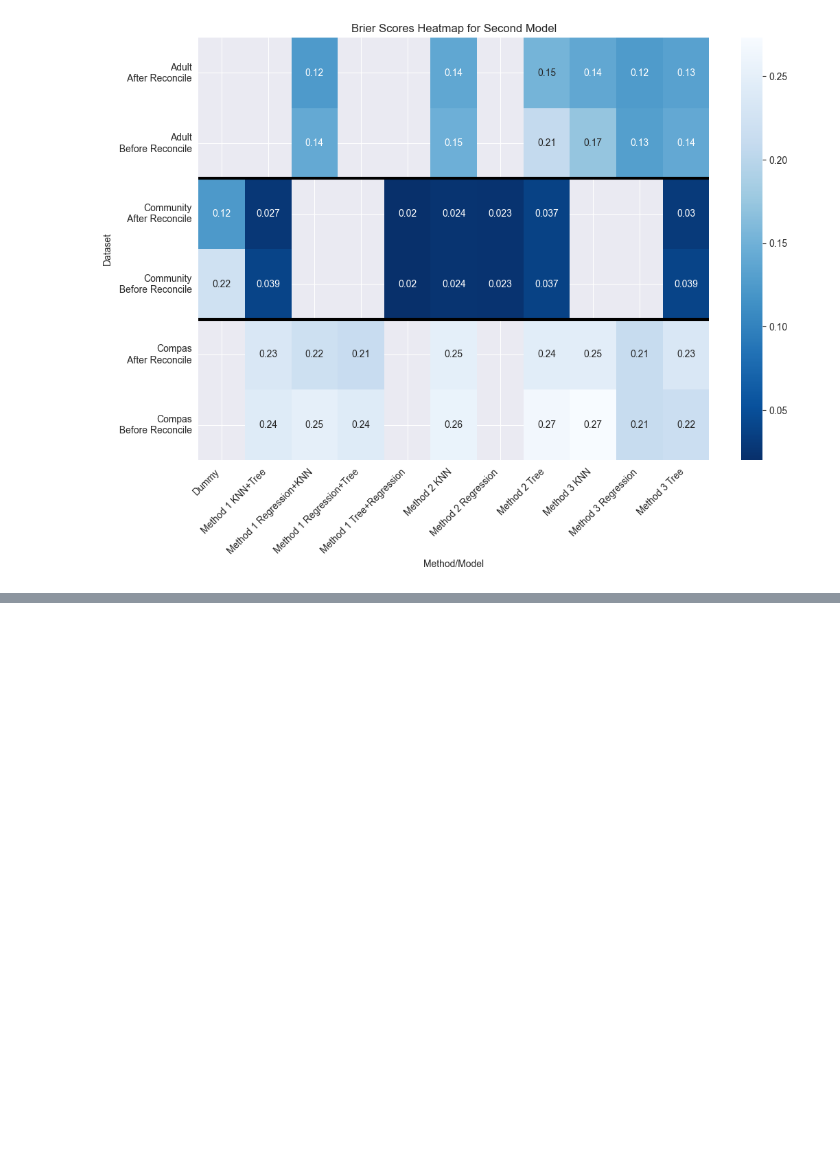
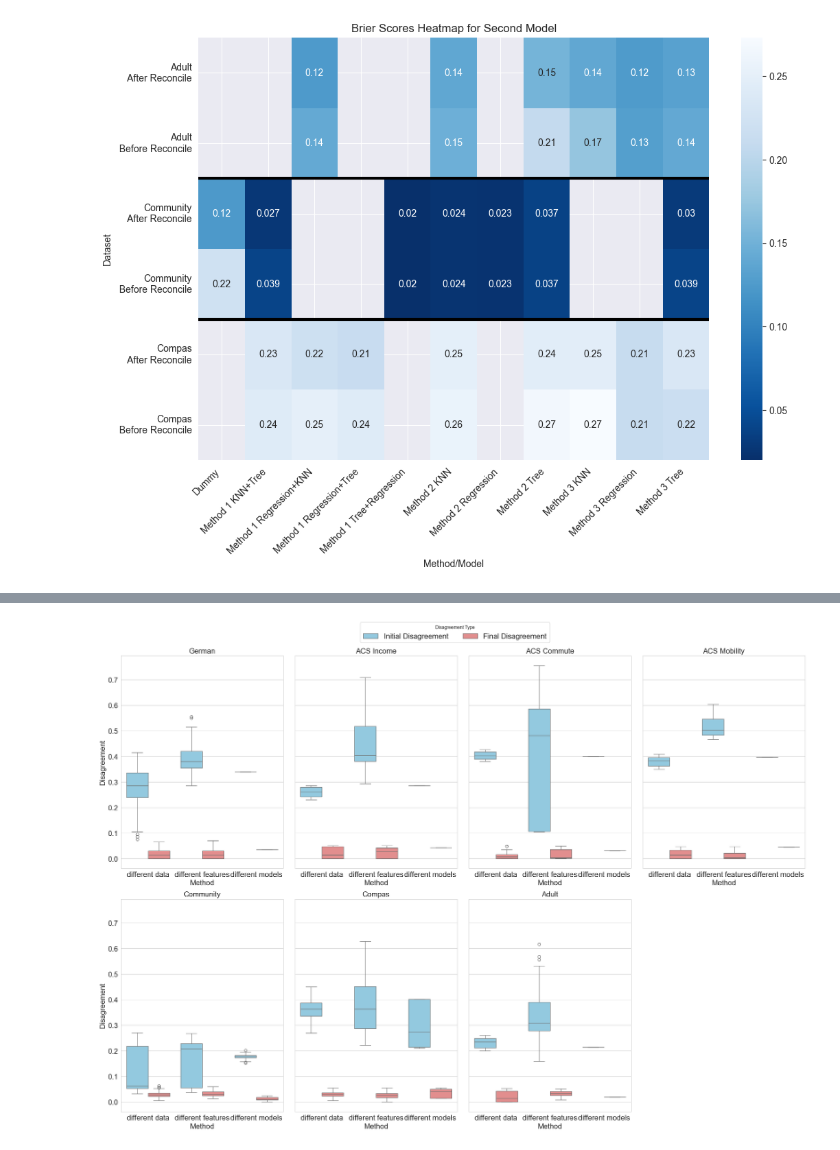
Before and after one commit to tina-behzad/Reconciliation-Project, a Jupyter notebook: visualization/experiment1.ipynb, the cells around one changed output, grey strips where cells are left out. Saved outputs shown, nothing was run; the diff lists cells and outputs as text; code cells hidden in the pictures; blank space fills up the shorter version.

```diff
--- a/visualization/experiment1.ipynb
+++ b/visualization/experiment1.ipynb
@@ -103,0 +153,64 @@ plt.show()
+# %%
+mapping_dict = {
+    'Folk_Mobility': 'ACS Mobility',
+    'Folk_Income': 'ACS Income',
+    'Folk_Travel': 'ACS Commute'
+}
+df = df[df['Method'] != 'Dummy']
+df['Data'] = df['Data'].replace(mapping_dict)
+datasets = df['Data'].unique()
+
+# Set up the figure and subplots: 7 subplots for 7 datasets (arranged in a grid, e.g., 2 rows and 4 columns)
+fig, axes = plt.subplots(2, 4, figsize=(22, 15), sharey=True)  # 2x4 grid (even though we only need 7)
+axes = axes.flatten()  # Flatten the axes for easier iteration
+
+# Define colors for Initial and Final Disagreements
+initial_color = 'skyblue'
+final_color = 'lightcoral'
+
+# Loop over each dataset and plot the corresponding boxplots
+for i, dataset in enumerate(datasets):
+    ax = axes[i]
+
+    # Filter the dataframe for the current dataset
+    df_subset = df[df['Data'] == dataset]
+
+    # Reshape the data for box plotting (to create separate boxplots for Initial and Final Disagreement)
+    df_melted = pd.melt(df_subset, id_vars=['Method'],
+                        value_vars=['Initial Disagreement', 'Final Disagreement'],
+                        var_name='Disagreement Type', value_name='Disagreement')
+
+    # Plot the boxplots using seaborn
+    sns.boxplot(x='Method', y='Disagreement', hue='Disagreement Type', data=df_melted,
+                ax=ax, palette={'Initial Disagreement': initial_color, 'Final Disagreement': final_color})
+
+    # Set the title for each subplot
+    ax.set_title(f'{dataset}', fontsize=16)
+
+    # Set labels for each subplot
+    ax.set_xlabel('Method', fontsize=16)
+    ax.set_ylabel('Disagreement', fontsize=16)
+# ax.legend(title="Legend Title", fontsize=12, title_fontsize=14)
+    # Remove the legend for individual plots (we'll add a global one later)
+    ax.get_legend().remove()
+
+# Turn off the 8th (extra) subplot, as we only need 7
+if len(axes) > len(datasets):
+    fig.delaxes(axes[-1])
+    # fig.delaxes(axes[-2])# This removes the 8th axis
+
+# Adjust layout to fit everything nicely
+plt.tight_layout()
+
+# Add a global legend (for the whole figure) that differentiates Initial vs Final Disagreement
+handles, labels = ax.get_legend_handles_labels()
+fig.legend(handles, labels, loc='upper center', ncol=2, title='Disagreement Type', bbox_to_anchor=(0.5, 1.05), fontsize=16)
+plt.rcParams['axes.labelsize'] = 16  # Axis labels
+plt.rcParams['xtick.labelsize'] = 16  # X-axis tick labels
+plt.rcParams['ytick.labelsize'] = 16  # Y-axis tick labels
+plt.rcParams['legend.fontsize'] = 16  # Legend font size
+plt.rcParams['axes.titlesize'] = 16
+# Show the plot
+plt.show()
+# %% [output]
+[figure, added]
```
Also changed, not shown: parts of 6 cells of this notebook, 21 other files.
